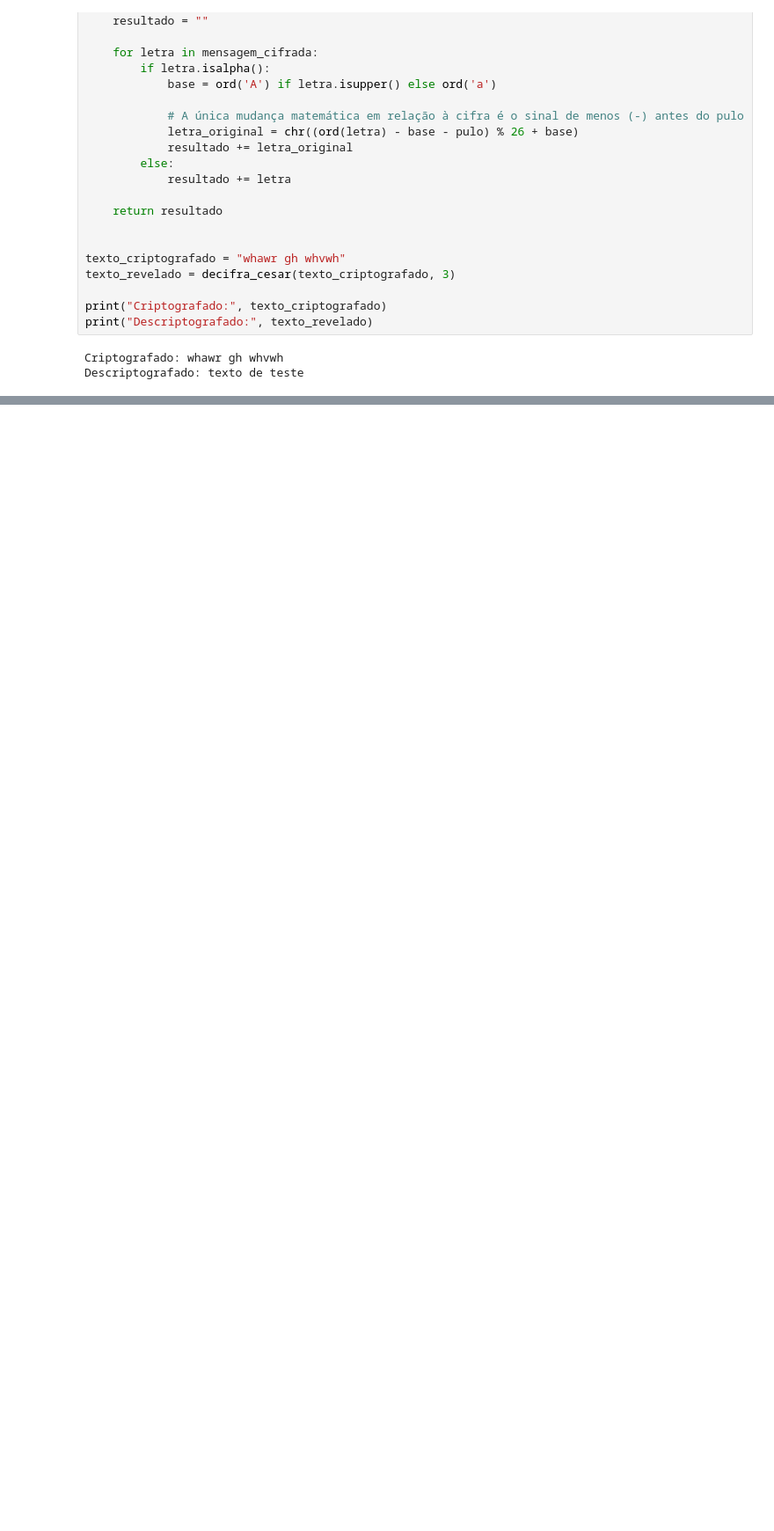
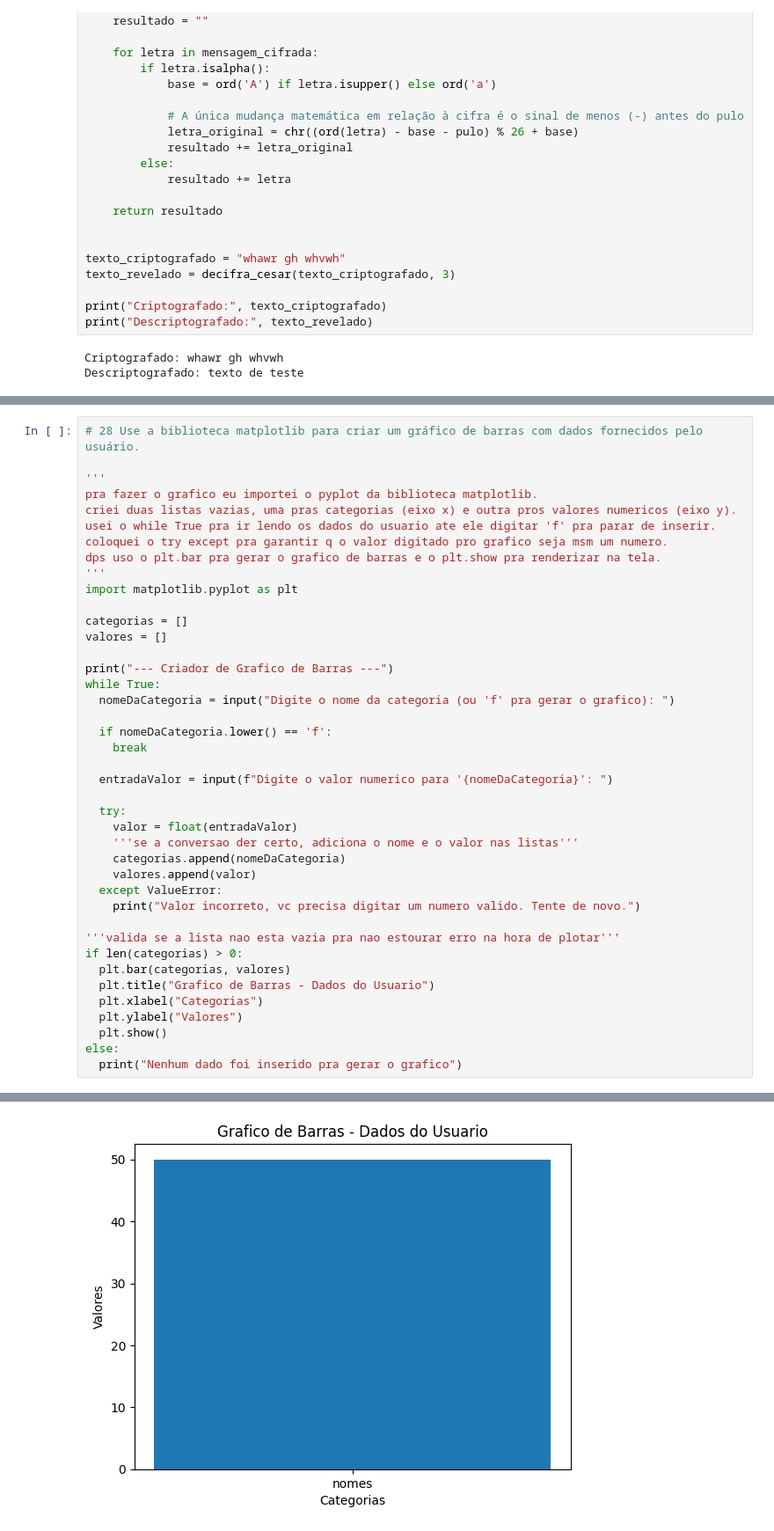
Before and after one commit to anaraquelslv/inteligencia-artificial-umc, a Jupyter notebook: 50_exercícios_python_anaraquel_6b.ipynb, the cells around one changed output, grey strips where cells are left out. Shown at 88% size. Saved outputs shown, nothing was run; the diff lists cells and outputs as text; blank space fills up the shorter version.

```diff
--- a/50_exercícios_python_anaraquel_6b.ipynb
+++ b/50_exercícios_python_anaraquel_6b.ipynb
@@ -644,0 +728,42 @@ print("Zeros:", categorias['zeros'])
+# %%
+# 28 Use a biblioteca matplotlib para criar um gráfico de barras com dados fornecidos pelo usuário.
+
+'''
+pra fazer o grafico eu importei o pyplot da biblioteca matplotlib.
+criei duas listas vazias, uma pras categorias (eixo x) e outra pros valores numericos (eixo y).
+usei o while True pra ir lendo os dados do usuario ate ele digitar 'f' pra parar de inserir.
+coloquei o try except pra garantir q o valor digitado pro grafico seja msm um numero.
+dps uso o plt.bar pra gerar o grafico de barras e o plt.show pra renderizar na tela.
+'''
+import matplotlib.pyplot as plt
+
+categorias = []
+valores = []
+
+print("--- Criador de Grafico de Barras ---")
+while True:
+  nomeDaCategoria = input("Digite o nome da categoria (ou 'f' pra gerar o grafico): ")
+
+  if nomeDaCategoria.lower() == 'f':
+    break
+
+  entradaValor = input(f"Digite o valor numerico para '{nomeDaCategoria}': ")
+
+  try:
+    valor = float(entradaValor)
+    '''se a conversao der certo, adiciona o nome e o valor nas listas'''
+    categorias.append(nomeDaCategoria)
+    valores.append(valor)
+  except ValueError:
+    print("Valor incorreto, vc precisa digitar um numero valido. Tente de novo.")
+
+'''valida se a lista nao esta vazia pra nao estourar erro na hora de plotar'''
+if len(categorias) > 0:
+  plt.bar(categorias, valores)
+  plt.title("Grafico de Barras - Dados do Usuario")
+  plt.xlabel("Categorias")
+  plt.ylabel("Valores")
+  plt.show()
+else:
+  print("Nenhum dado foi inserido pra gerar o grafico")
+# %% [output]
@@ -644,0 +774 @@ print("Zeros:", categorias['zeros'])
+[figure, added]
```
Also changed, not shown: parts of 27 cells of this notebook.
